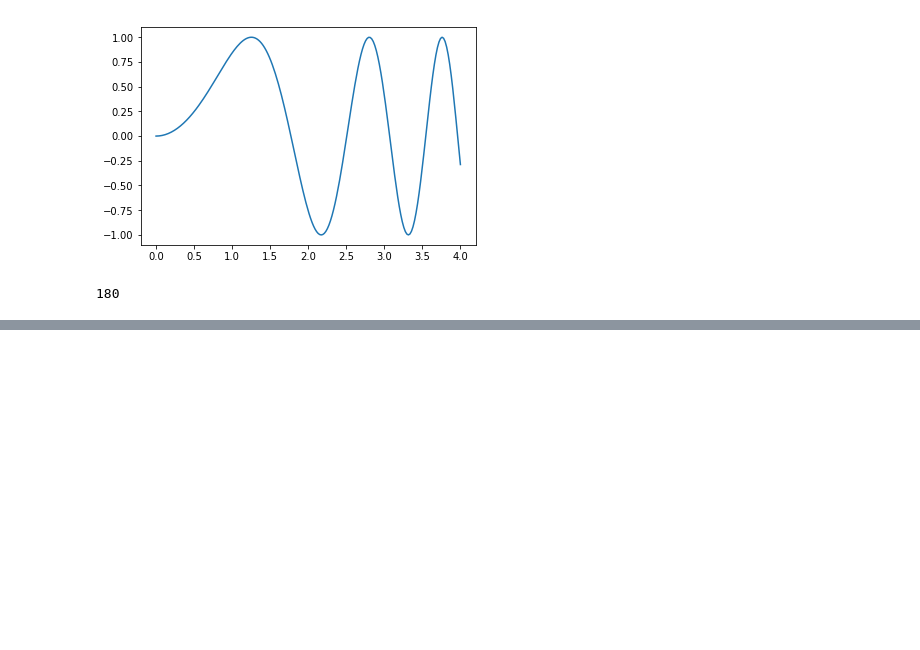
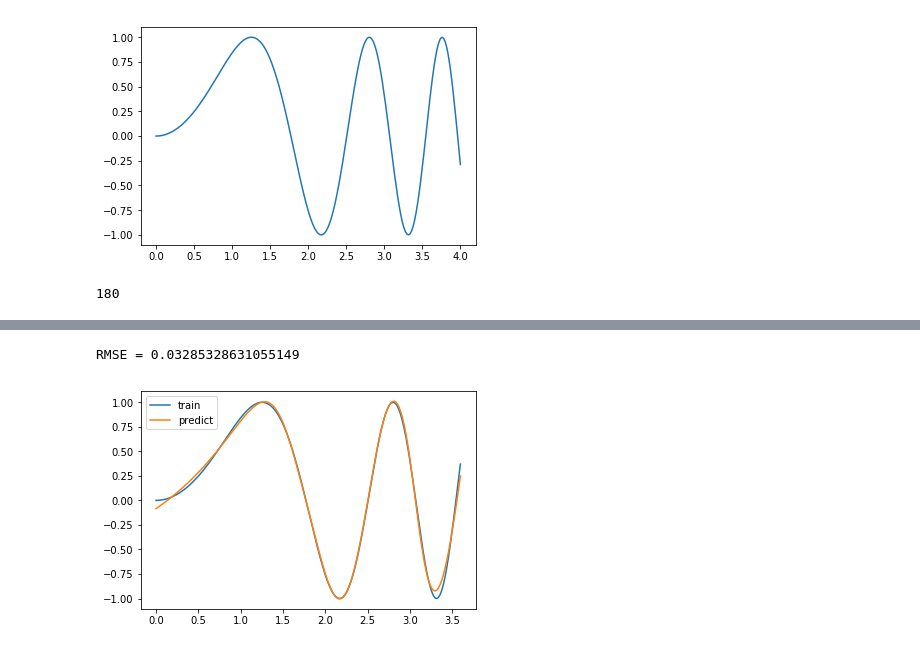
Before and after one commit to UncleDijkstra/mai, a Jupyter notebook: neural/Lw3/Lw3.ipynb, the cells around one changed output, grey strips where cells are left out. Drawn from its saved outputs; the diff is of its cells as text; code cells hidden in the pictures; blank space fills up the shorter version.

```diff
--- a/neural/Lw3/Lw3.ipynb
+++ b/neural/Lw3/Lw3.ipynb
@@ -174,10 +166,15 @@ tmp_test_scaled = scaler.transform(tmp_test)
+# %%
+scaler_x = StandardScaler()
+scaler_y = StandardScaler()
+tmp_train_scaled_x = scaler_x.fit_transform(X_train[:, np.newaxis])
+tmp_test_scaled_x = scaler_x.transform(X_test[:, np.newaxis])
+tmp_train_scaled_y = scaler_y.fit_transform(y_train[:, np.newaxis])
 # %%
 model = Sequential()
-model.add(Dense(2, input_shape=(1,),  kernel_initializer='normal', activation='relu'))
-model.add(Dense(20, activation='relu'))
-model.add(Dense(1, activation='sigmoid'))
+model.add(Dense(20, input_shape=(1,), activation='tanh'))
+model.add(Dense(1))
 
 model.compile(loss='mean_squared_error', optimizer='adam')
 # %%
-history = model.fit(X_train, y_train, epochs=30, verbose=1)
+history = model.fit(tmp_train_scaled_x, tmp_train_scaled_y , epochs=12000, verbose=1)
 # %% [output]
@@ -200,0 +198,12 @@ Epoch 30/30
+# %%
+pred_x = model.predict(tmp_train_scaled_x)
+pred_x = scaler_y.inverse_transform(pred_x)
+mse = mean_squared_error(y_train, pred_x.flatten())
+print(f'RMSE = {np.sqrt(mse)}')
+
+plt.plot(X_train, y_train, label='train')
+plt.plot(X_train, pred_x, label='predict')
+plt.legend();
+# %% [output]
+RMSE = 0.03285328631055149
+[figure, added]
```
Also changed, not shown: parts of 14 cells of this notebook, 1 other file.
